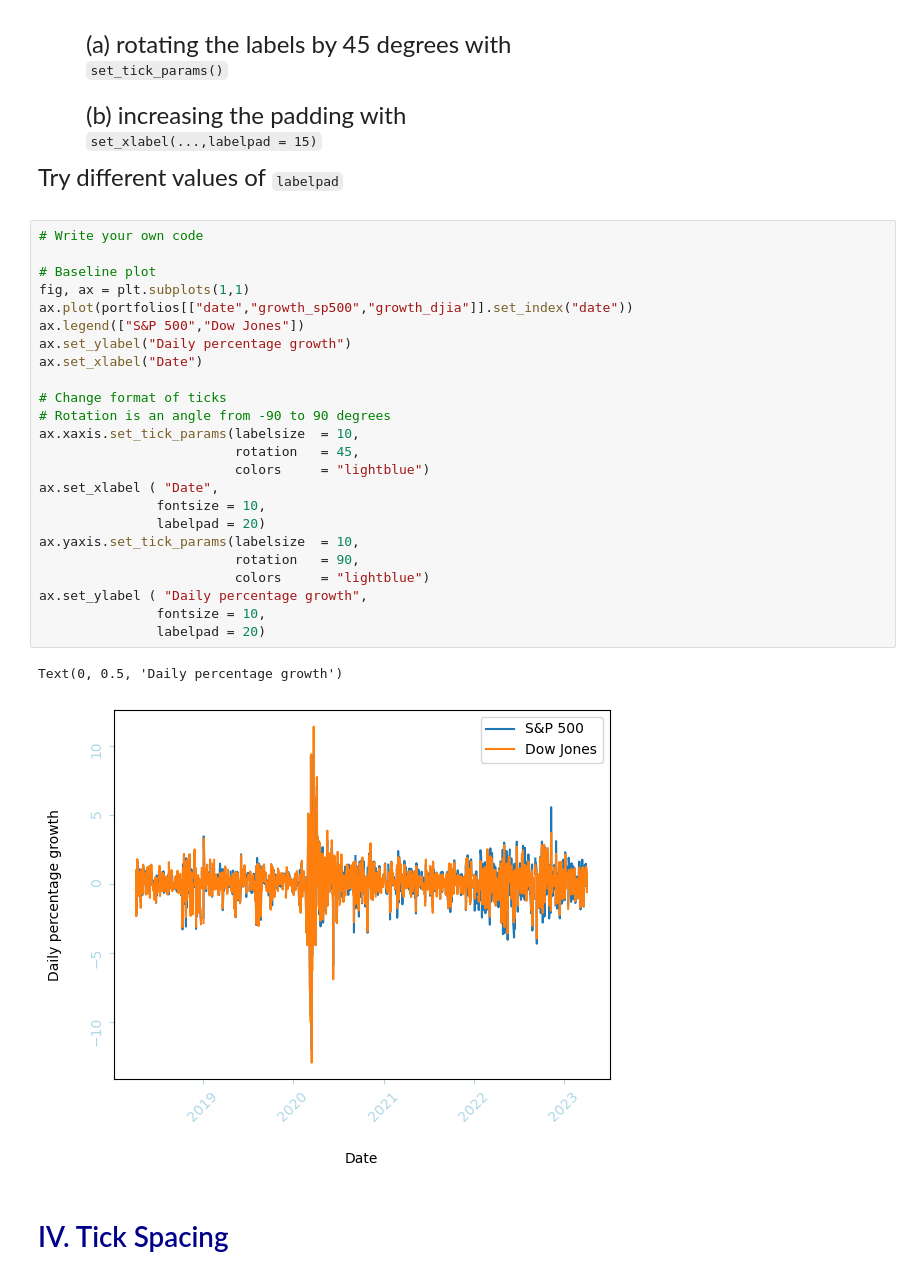
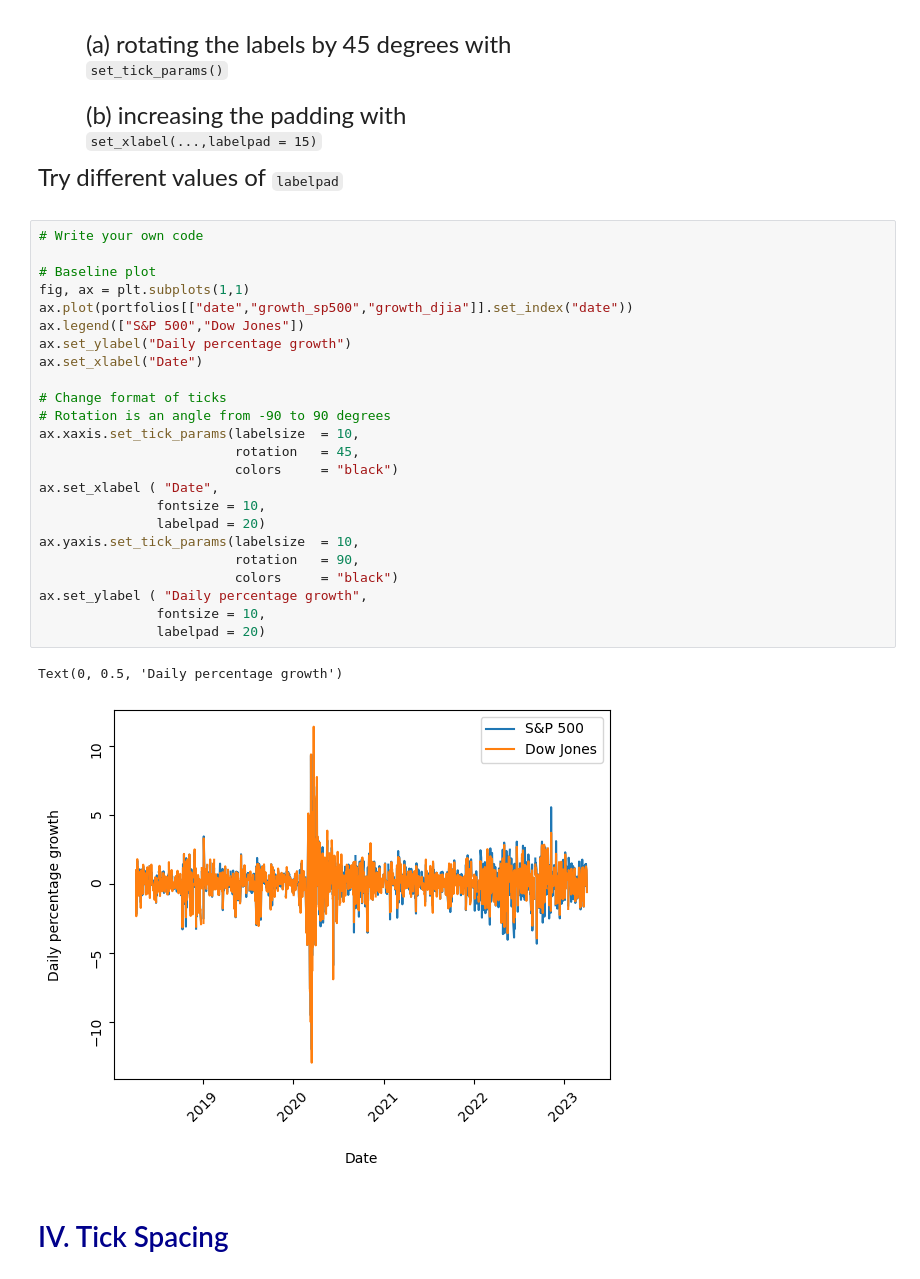
Before and after one commit to j-suave/emoryqtm151, a Jupyter notebook: Lecture 25/Lecture 25.ipynb, the cells around one changed output. Drawn from its saved outputs; the diff is of its cells as text.

```diff
--- a/Lecture 25/Lecture 25.ipynb
+++ b/Lecture 25/Lecture 25.ipynb
@@ -166,30 +166,30 @@
 # %%
 # Write your own code
 
 # Baseline plot
 fig, ax = plt.subplots(1,1)
 ax.plot(portfolios[["date","growth_sp500","growth_djia"]].set_index("date"))
 ax.legend(["S&P 500","Dow Jones"])
 ax.set_ylabel("Daily percentage growth")
 ax.set_xlabel("Date")
 
 # Change format of ticks
 # Rotation is an angle from -90 to 90 degrees
 ax.xaxis.set_tick_params(labelsize  = 10,
                          rotation   = 45,
-                         colors     = "lightblue")
+                         colors     = "black")
 ax.set_xlabel ( "Date",
                fontsize = 10,
                labelpad = 20)
 ax.yaxis.set_tick_params(labelsize  = 10,
                          rotation   = 90,
-                         colors     = "lightblue")
+                         colors     = "black")
 ax.set_ylabel ( "Daily percentage growth",
                fontsize = 10,
                labelpad = 20)
 # %% [output]
 Text(0, 0.5, 'Daily percentage growth')
-[figure, old version]
+[figure, new version]
 # %% [markdown]
 # <span style="color:darkblue"> IV. Tick Spacing  </span>
 # %% [markdown]
```
Also changed, not shown: 1 other file.
